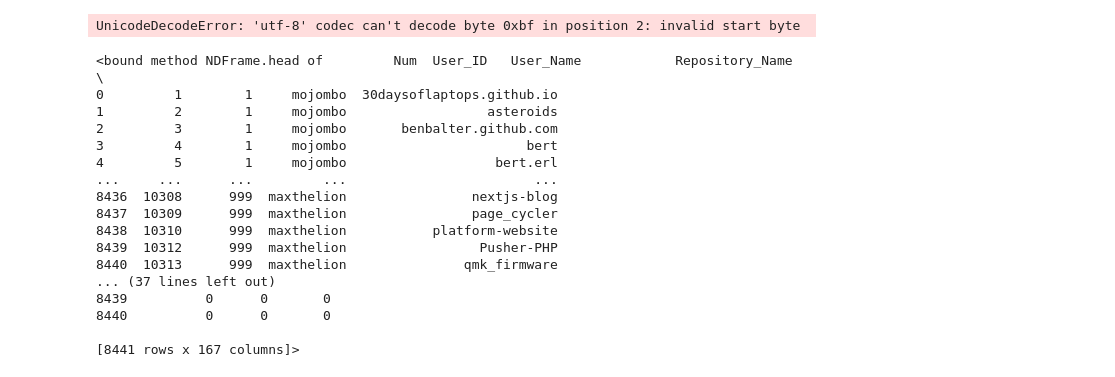
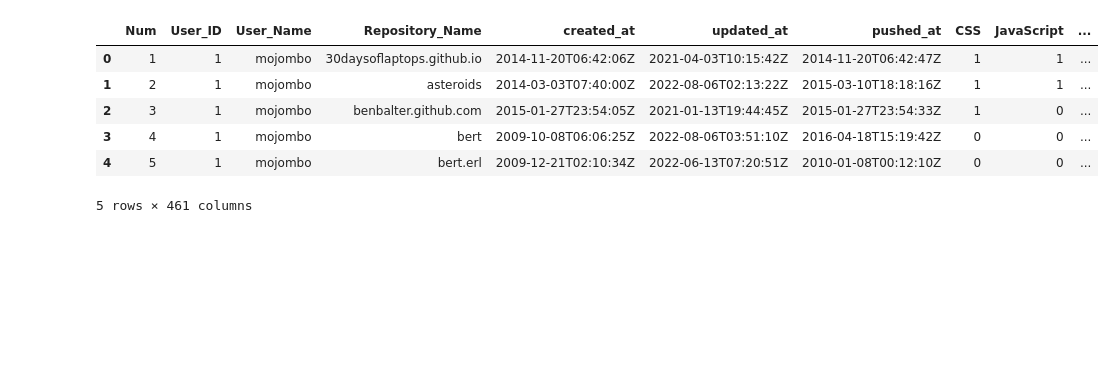
Before and after one commit to SinonHecateII/2022-Undergraduate-Convergence-Program, a Jupyter notebook: Code/Data_Statics/Data_Year_Ghraph(non_byte).ipynb, the cells around one changed output. Saved outputs shown, nothing was run; the diff lists cells and outputs as text; code cells hidden in the pictures; blank space fills up the shorter version.

```diff
--- a/Code/Data_Statics/Data_Year_Ghraph(non_byte).ipynb
+++ b/Code/Data_Statics/Data_Year_Ghraph(non_byte).ipynb
@@ -3,29 +3,17 @@ import pandas as pd
 import numpy as np
 import matplotlib.pyplot as plt
 %matplotlib inline
-df = pd.read_csv("..\DB\Git_Data(range(1~50,000)).csv")
+df = pd.read_csv("C:\data_csv.csv", low_memory=False, encoding='cp949')
-# %% [output]
-UnicodeDecodeError: 'utf-8' codec can't decode byte 0xbf in position 2: invalid start byte
 # %%
-df.head
+df.head()
 # %% [output]
+|  | Num | User_ID | User_Name | Repository_Name | created_at | updated_at | pushed_at | CSS | JavaScript | ... |
+| 0 | 1 | 1 | mojombo | 30daysoflaptops.github.io | 2014-11-20T06:42:06Z | 2021-04-03T10:15:42Z | 2014-11-20T06:42:47Z | 1 | 1 | ... |
+| 1 | 2 | 1 | mojombo | asteroids | 2014-03-03T07:40:00Z | 2022-08-06T02:13:22Z | 2015-03-10T18:18:16Z | 1 | 1 | ... |
+| 2 | 3 | 1 | mojombo | benbalter.github.com | 2015-01-27T23:54:05Z | 2021-01-13T19:44:45Z | 2015-01-27T23:54:33Z | 1 | 0 | ... |
+| 3 | 4 | 1 | mojombo | bert | 2009-10-08T06:06:25Z | 2022-08-06T03:51:10Z | 2016-04-18T15:19:42Z | 0 | 0 | ... |
+| 4 | 5 | 1 | mojombo | bert.erl | 2009-12-21T02:10:34Z | 2022-06-13T07:20:51Z | 2010-01-08T00:12:10Z | 0 | 0 | ... |
-<bound method NDFrame.head of         Num  User_ID   User_Name            Repository_Name  \
-0         1        1     mojombo  30daysoflaptops.github.io
-1         2        1     mojombo                  asteroids
-2         3        1     mojombo       benbalter.github.com
-3         4        1     mojombo                       bert
-4         5        1     mojombo                   bert.erl
-...     ...      ...         ...                        ...
-8436  10308      999  maxthelion                nextjs-blog
-8437  10309      999  maxthelion                page_cycler
-8438  10310      999  maxthelion           platform-website
-8439  10312      999  maxthelion                 Pusher-PHP
-8440  10313      999  maxthelion               qmk_firmware
-... (37 lines left out)
-8439          0      0       0
-8440          0      0       0
-
-[8441 rows x 167 columns]>
+5 rows × 461 columns
 # %%
 df['date'] = df['created_at']
 df['year'] = df['created_at']
```
Also changed, not shown: parts of 7 cells of this notebook.
